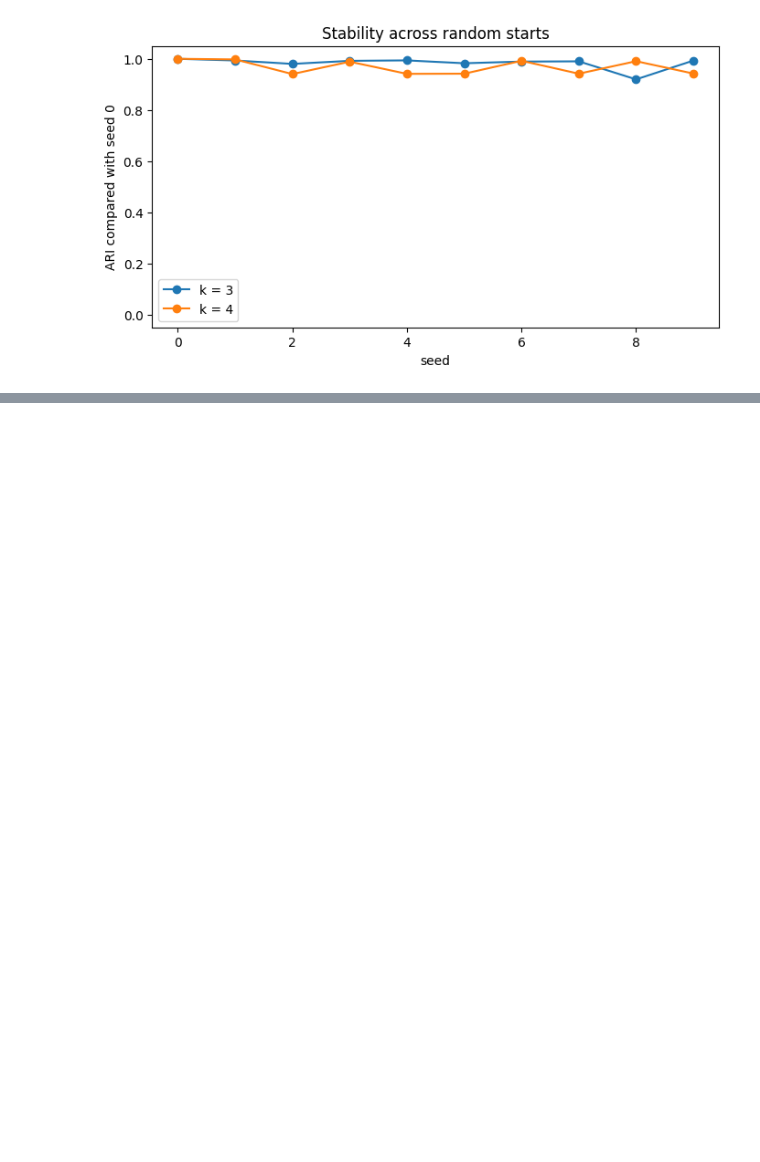
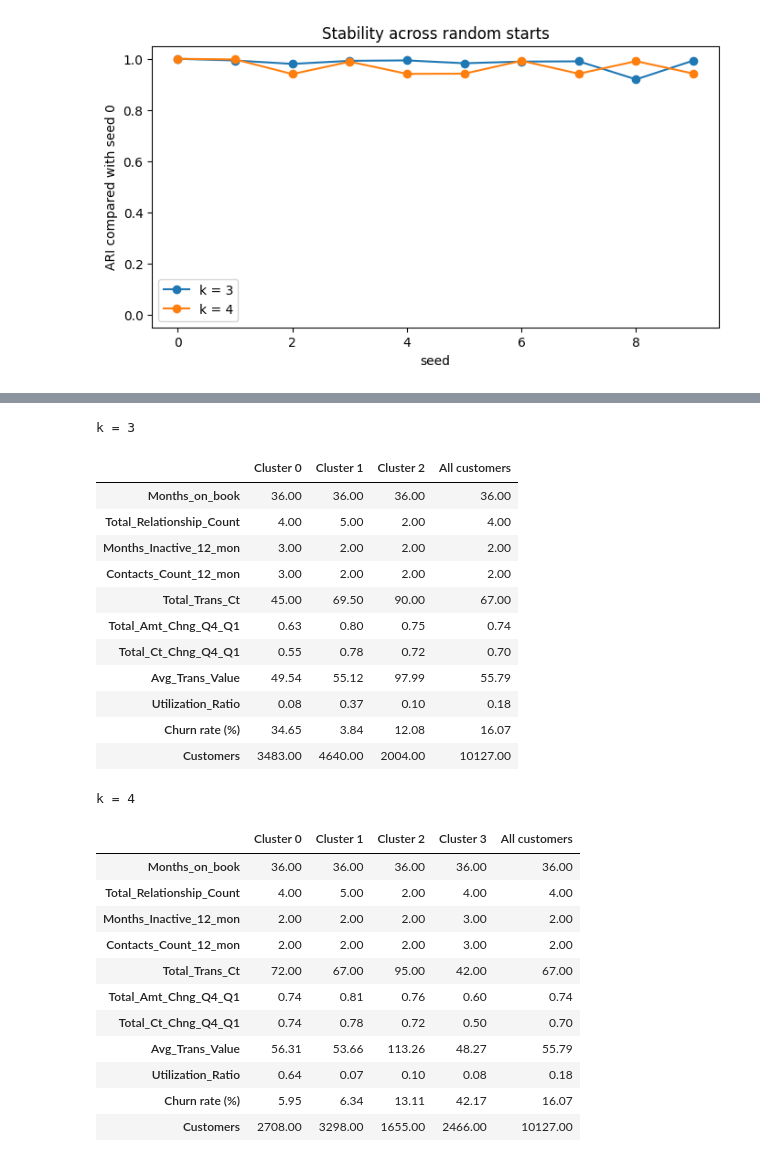
Before and after one commit to d3m1d0s/FoML_projects, a Jupyter notebook: project_1/bankchurners_eda_clustering.ipynb, the cells around one changed output, grey strips where cells are left out. Cells and saved outputs as stored; diff of their text form; code cells hidden in the pictures; blank space fills up the shorter version.

```diff
--- a/project_1/bankchurners_eda_clustering.ipynb
+++ b/project_1/bankchurners_eda_clustering.ipynb
@@ -1376,0 +1444,47 @@ plt.show()
+# %%
+def cluster_profile(label_col):
+    groups = df.groupby(label_col)
+    profile = groups[cluster_features].median()
+    profile["Churn rate (%)"] = groups["Churned"].mean() * 100
+    profile["Customers"] = groups.size()
+
+    overall = df[cluster_features].median()
+    overall["Churn rate (%)"] = df["Churned"].mean() * 100
+    overall["Customers"] = len(df)
+
+    profile = profile.T
+    profile.columns = [f"Cluster {c}" for c in profile.columns]
+    profile["All customers"] = overall
+    return profile.round(2)
+
+
+for k in [3, 4]:
+    print(f"k = {k}")
+    display(cluster_profile(f"Cluster_k{k}"))
+# %% [output]
+k = 3
+|  | Cluster 0 | Cluster 1 | Cluster 2 | All customers |
+| Months_on_book | 36.00 | 36.00 | 36.00 | 36.00 |
+| Total_Relationship_Count | 4.00 | 5.00 | 2.00 | 4.00 |
+| Months_Inactive_12_mon | 3.00 | 2.00 | 2.00 | 2.00 |
+| Contacts_Count_12_mon | 3.00 | 2.00 | 2.00 | 2.00 |
+| Total_Trans_Ct | 45.00 | 69.50 | 90.00 | 67.00 |
+| Total_Amt_Chng_Q4_Q1 | 0.63 | 0.80 | 0.75 | 0.74 |
+| Total_Ct_Chng_Q4_Q1 | 0.55 | 0.78 | 0.72 | 0.70 |
+| Avg_Trans_Value | 49.54 | 55.12 | 97.99 | 55.79 |
+| Utilization_Ratio | 0.08 | 0.37 | 0.10 | 0.18 |
+| Churn rate (%) | 34.65 | 3.84 | 12.08 | 16.07 |
+| Customers | 3483.00 | 4640.00 | 2004.00 | 10127.00 |
+k = 4
+|  | Cluster 0 | Cluster 1 | Cluster 2 | Cluster 3 | All customers |
+| Months_on_book | 36.00 | 36.00 | 36.00 | 36.00 | 36.00 |
+| Total_Relationship_Count | 4.00 | 5.00 | 2.00 | 4.00 | 4.00 |
+| Months_Inactive_12_mon | 2.00 | 2.00 | 2.00 | 3.00 | 2.00 |
+| Contacts_Count_12_mon | 2.00 | 2.00 | 2.00 | 3.00 | 2.00 |
+| Total_Trans_Ct | 72.00 | 67.00 | 95.00 | 42.00 | 67.00 |
+| Total_Amt_Chng_Q4_Q1 | 0.74 | 0.81 | 0.76 | 0.60 | 0.74 |
+| Total_Ct_Chng_Q4_Q1 | 0.74 | 0.78 | 0.72 | 0.50 | 0.70 |
+| Avg_Trans_Value | 56.31 | 53.66 | 113.26 | 48.27 | 55.79 |
+| Utilization_Ratio | 0.64 | 0.07 | 0.10 | 0.08 | 0.18 |
+| Churn rate (%) | 5.95 | 6.34 | 13.11 | 42.17 | 16.07 |
+| Customers | 2708.00 | 3298.00 | 1655.00 | 2466.00 | 10127.00 |
```
Also changed, not shown: parts of 13 cells of this notebook.
